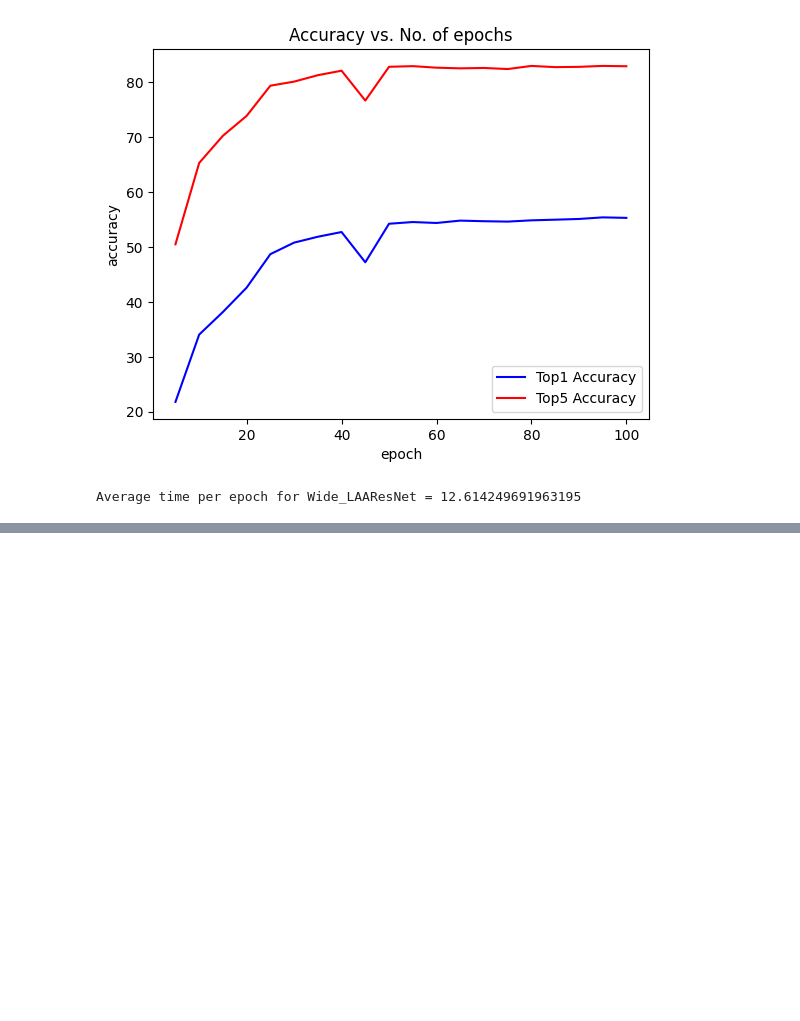
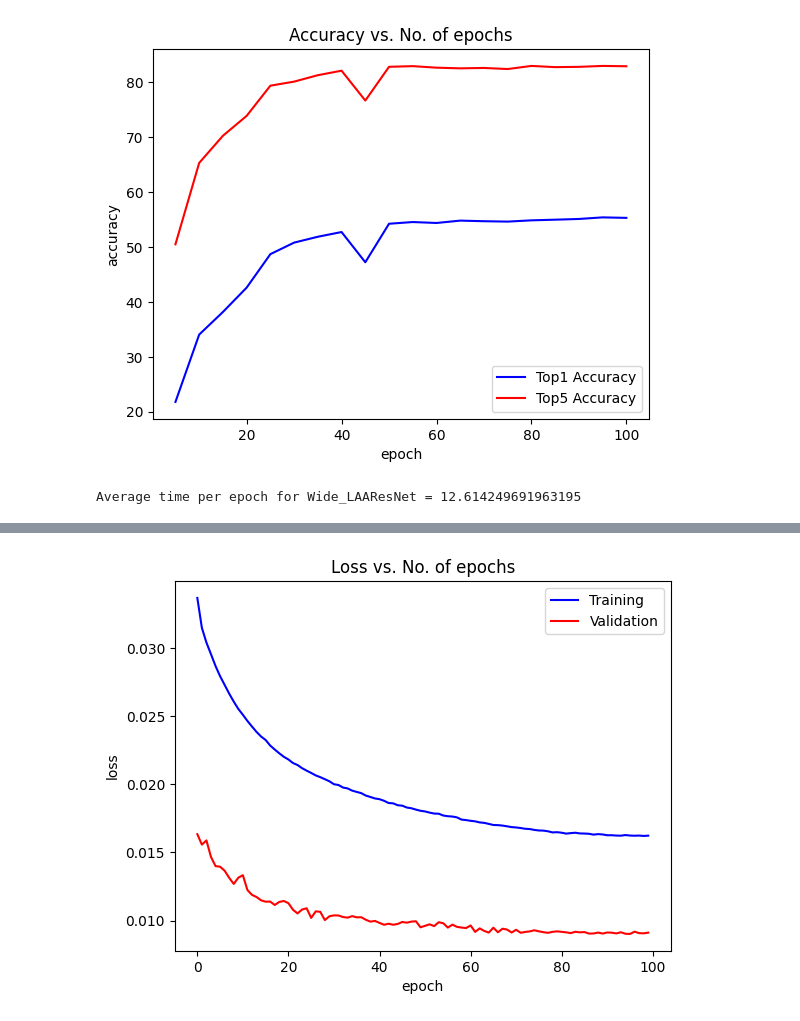
Before and after one commit to yoR-rihsihS/aip-andromeda, a Jupyter notebook: wrn_cifr_final.ipynb, the cells around one changed output, grey strips where cells are left out. Saved outputs shown, nothing was run; the diff lists cells and outputs as text; code cells hidden in the pictures; blank space fills up the shorter version.

```diff
--- a/wrn_cifr_final.ipynb
+++ b/wrn_cifr_final.ipynb
@@ -974,0 +1186,3 @@ with open('wide_laaresnet_history_cifar', 'wb') as f:
+# %%
+model5 = Simple_AACNN(dropout=0.5).to(device)
+summary(model5, (3, 32, 32))
@@ -974,0 +1207,10 @@ with open('wide_laaresnet_history_cifar', 'wb') as f:
+# %%
+train_loader = DataLoader(train_set, batch_size=128, shuffle=True)
+validation_loader = DataLoader(validation_set, batch_size=256, shuffle=False)
+test_loader = DataLoader(test_set, batch_size=256, shuffle=False)
+
+optimizer = torch.optim.SGD
+scheduler = torch.optim.lr_scheduler.CosineAnnealingLR
+loss_fn = F.cross_entropy
+
+history5 = train(model5, optimizer, scheduler, loss_fn, train_loader, validation_loader, test_loader, learning_rate=0.01, num_epochs=100)
@@ -974,0 +1233,4 @@ with open('wide_laaresnet_history_cifar', 'wb') as f:
+# %%
+plot_loss(history5['train_loss'], history5['val_loss'])
+# %% [output]
+[figure, added]
```
Also changed, not shown: parts of 25 cells of this notebook, 25 other files.
